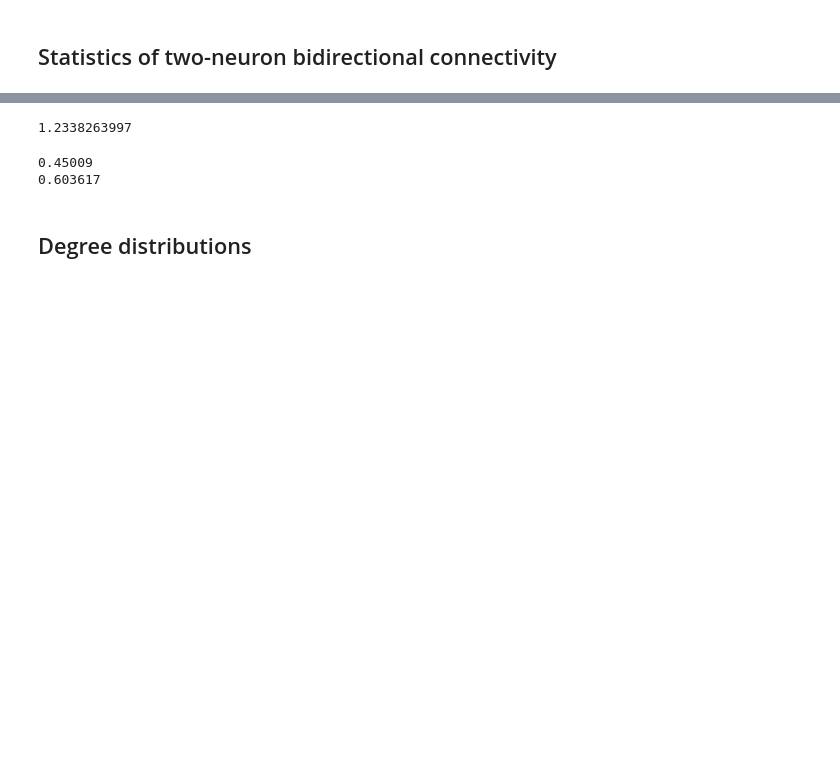
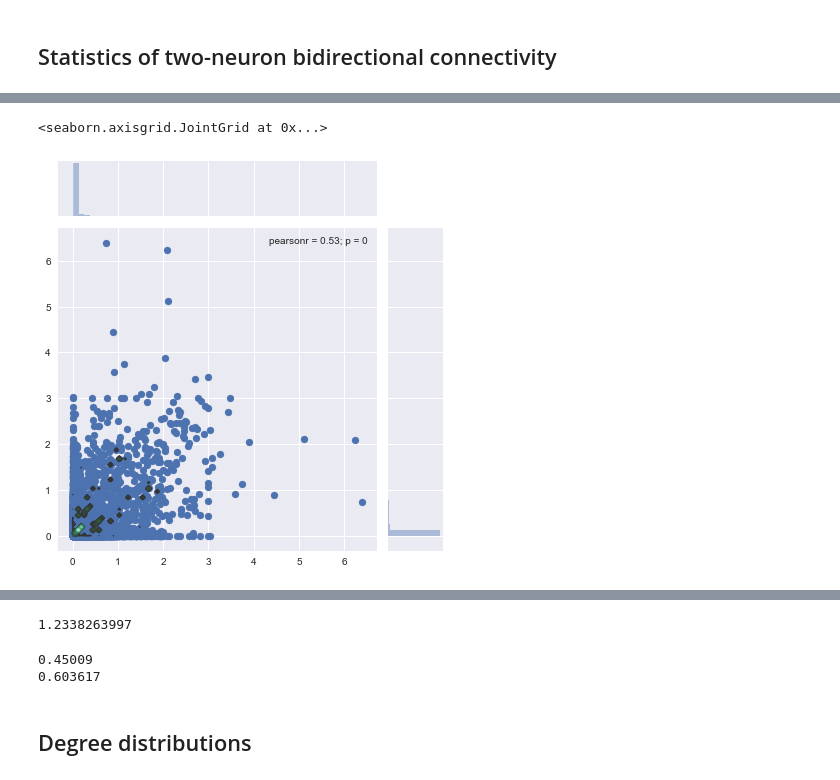
Before and after one commit to jlamweil/cortex-connect, a Jupyter notebook: main.ipynb, the cells around one changed output, grey strips where cells are left out. Saved outputs shown, nothing was run; the diff lists cells and outputs as text; code cells hidden in the pictures; blank space fills up the shorter version.

```diff
--- a/main.ipynb
+++ b/main.ipynb
@@ -288,3 +241,8 @@ plt.imshow(w, cmap = 'hot')
+# %%
+sns.jointplot(w, w.T).plot_joint(sns.kdeplot, zorder=100, n_levels=100)
+# %% [output]
+<seaborn.axisgrid.JointGrid at 0x...>
+[figure, added]
 # %%
 #Construction of an erdos-renyi network.
 #
```
Also changed, not shown: parts of 18 cells of this notebook.
